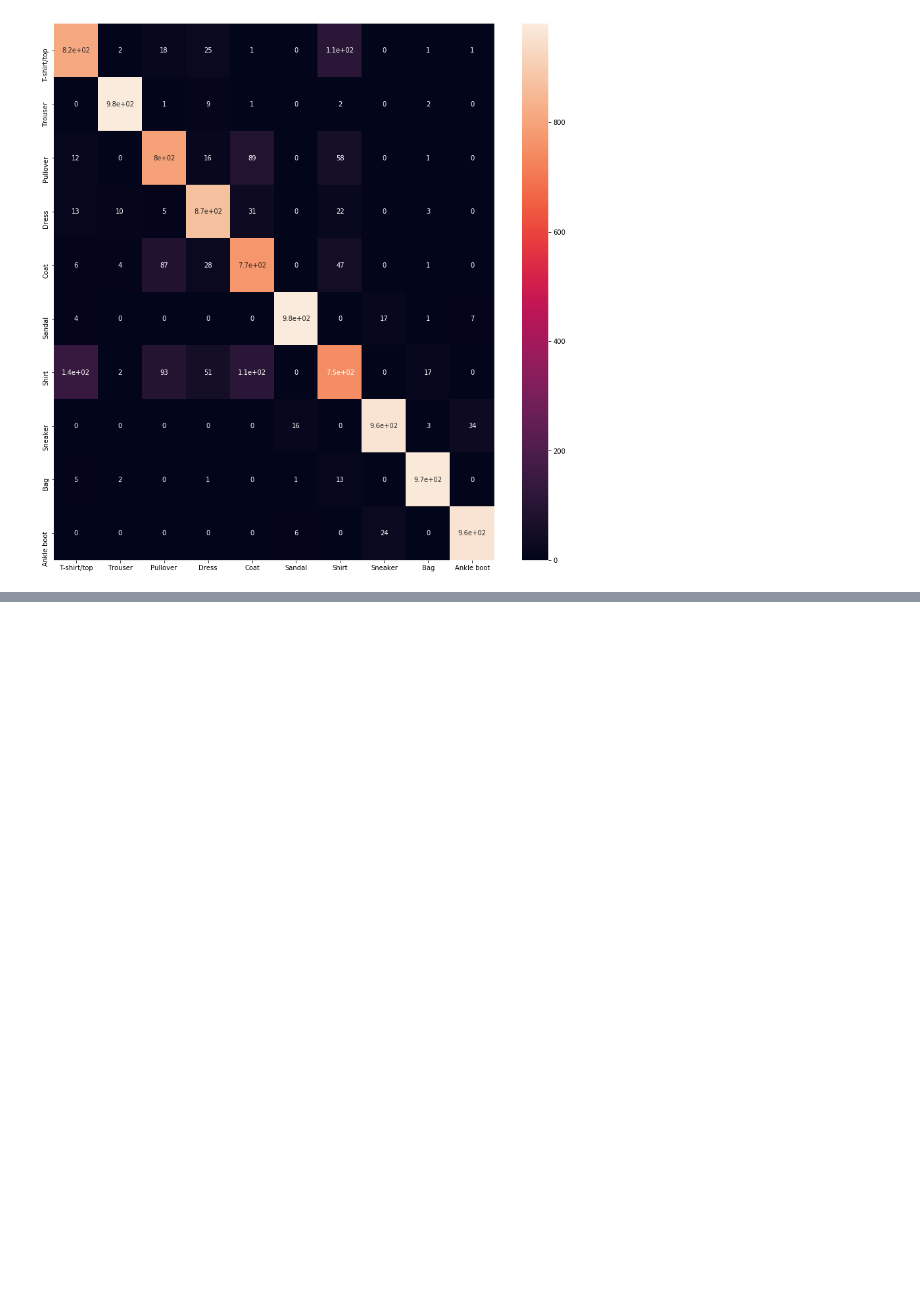
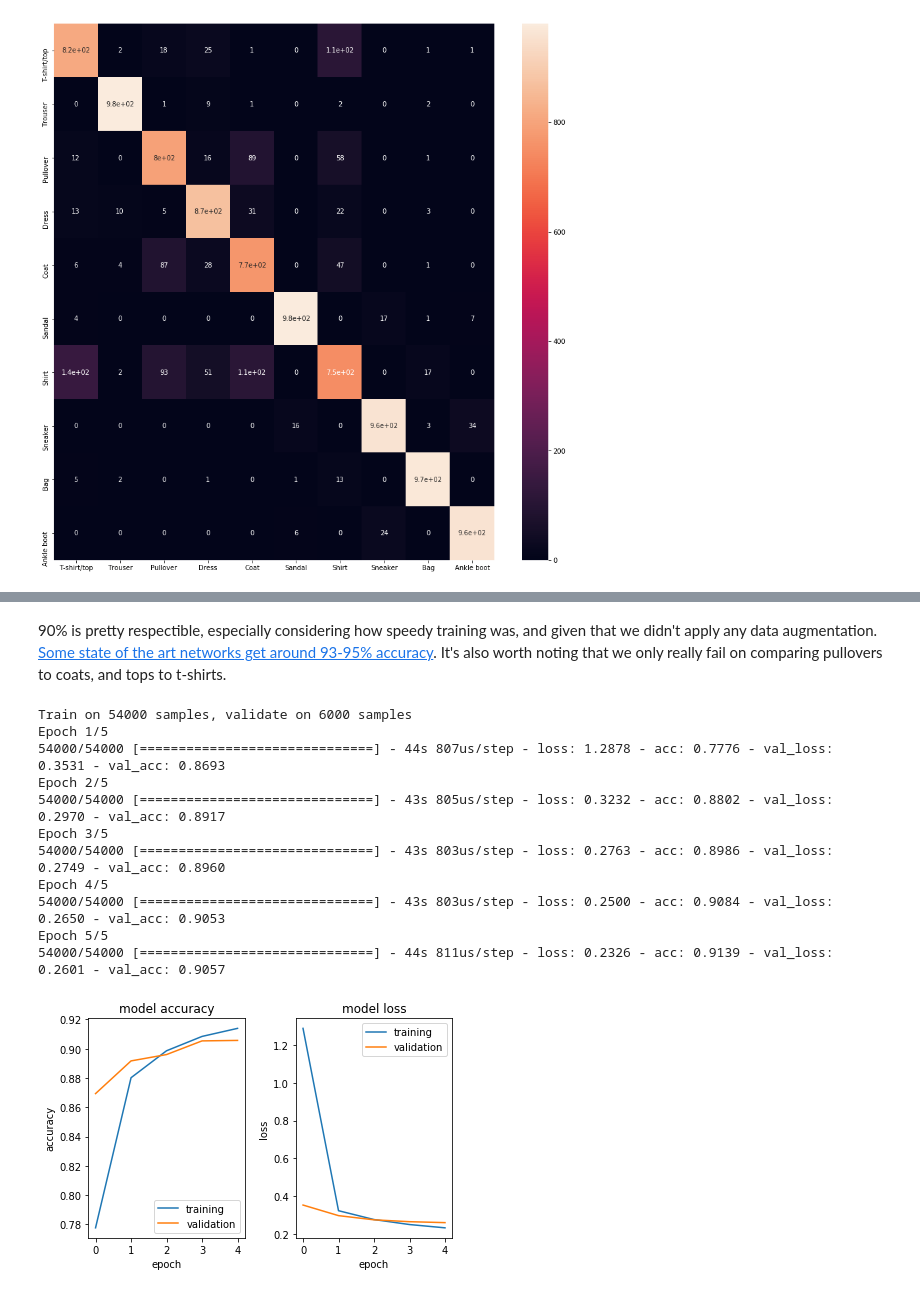
Before and after one commit to Tebs-Lab/intro-to-deep-learning, a Jupyter notebook: 04-convolutional-neural-networks/01-intro-to-convolutional-neural-networks.ipynb, the cells around one changed output, grey strips where cells are left out. Drawn from its saved outputs; the diff is of its cells as text; code cells hidden in the pictures; blank space fills up the shorter version.

```diff
--- a/04-convolutional-neural-networks/01-intro-to-convolutional-neural-networks.ipynb
+++ b/04-convolutional-neural-networks/01-intro-to-convolutional-neural-networks.ipynb
@@ -199,0 +240,40 @@ plt.show()
+# %% [markdown]
+90% is pretty respectible, especially considering how speedy training was, and given that we didn't apply any data augmentation. [Some state of the art networks get around 93-95% accuracy](https://github.com/zalandoresearch/fashion-mnist). It's also worth noting that we only really fail on comparing pullovers to coats, and tops to t-shirts.
+# %%
+# One more try... Just for fun.
+model = Sequential()
+
+# Note, fewer filters and a bigger kernel, plus a pooling layer
+model.add(Conv2D(32, kernel_size=(5, 5), activation='relu', padding='same', input_shape=(28,28,1)))
+model.add(MaxPooling2D(pool_size=(2, 2)))
+
+# Note, more filters and a pooling
+model.add(Conv2D(64, kernel_size=(3, 3), activation='relu', padding='same'))
+model.add(MaxPooling2D(pool_size=(2, 2)))
+
+model.add(Conv2D(64, kernel_size=(3, 3), activation='relu', padding='same'))
+model.add(MaxPooling2D(pool_size=(2, 2)))
+
+# 2 dense layers with dropout before the final.
+model.add(Flatten())
+model.add(Dense(256, activation='relu'))
+model.add(Dropout(rate=0.2))
+model.add(Dense(num_classes, activation='softmax'))
+
+model.compile(optimizer='adam', loss='categorical_crossentropy', metrics=['accuracy'])
+history = model.fit(conv_training_data, training_labels, batch_size=128, epochs=5, verbose=True, validation_split=.1)
+
+plot_training_history(history, model, eval_images=True)
+# %% [output]
+Train on 54000 samples, validate on 6000 samples
+Epoch 1/5
+54000/54000 [==============================] - 44s 807us/step - loss: 1.2878 - acc: 0.7776 - val_loss: 0.3531 - val_acc: 0.8693
+Epoch 2/5
+54000/54000 [==============================] - 43s 805us/step - loss: 0.3232 - acc: 0.8802 - val_loss: 0.2970 - val_acc: 0.8917
+Epoch 3/5
+54000/54000 [==============================] - 43s 803us/step - loss: 0.2763 - acc: 0.8986 - val_loss: 0.2749 - val_acc: 0.8960
+Epoch 4/5
+54000/54000 [==============================] - 43s 803us/step - loss: 0.2500 - acc: 0.9084 - val_loss: 0.2650 - val_acc: 0.9053
+Epoch 5/5
+54000/54000 [==============================] - 44s 811us/step - loss: 0.2326 - acc: 0.9139 - val_loss: 0.2601 - val_acc: 0.9057
+[figure, added]
```
Also changed, not shown: parts of 9 cells of this notebook, 20 other files.
